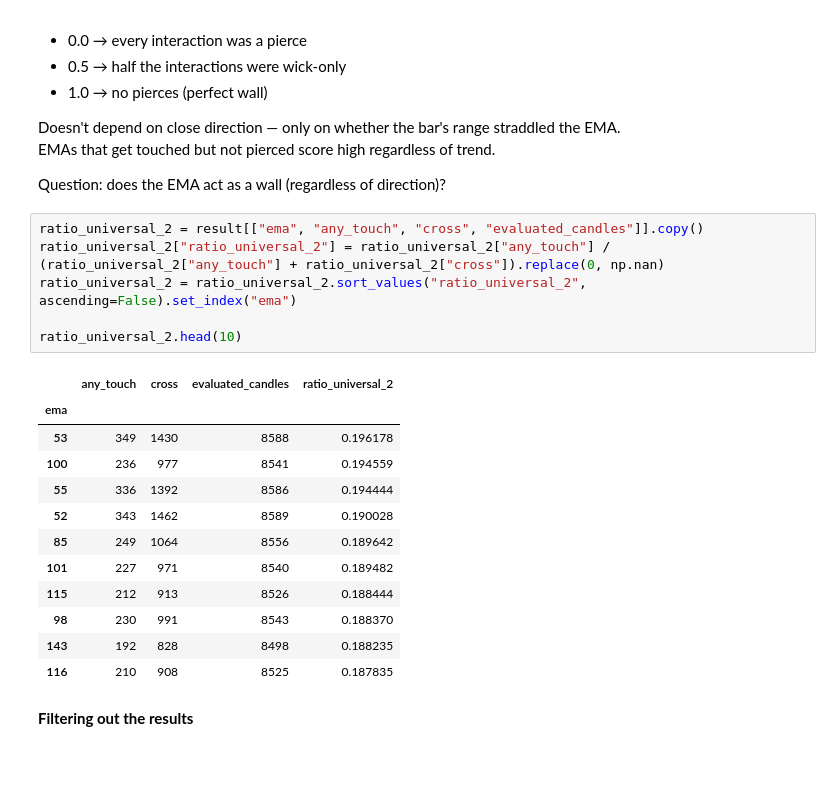
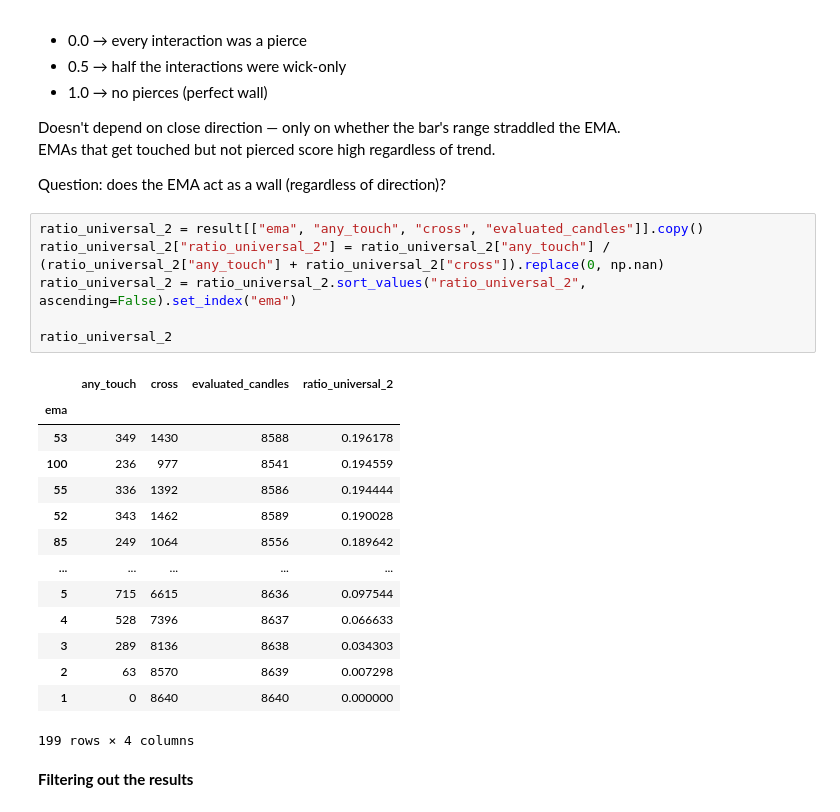
Before and after one commit to Galina-Makarchuk/ema_analysis, a Jupyter notebook: 2_ema_analysis.ipynb, the cells around one changed output. Cells and saved outputs as stored; diff of their text form; blank space fills up the shorter version.

```diff
--- a/2_ema_analysis.ipynb
+++ b/2_ema_analysis.ipynb
@@ -866,22 +949,24 @@ Question: does the EMA act as a wall (regardless of direction)?
 # %%
 ratio_universal_2 = result[["ema", "any_touch", "cross", "evaluated_candles"]].copy()
 ratio_universal_2["ratio_universal_2"] = ratio_universal_2["any_touch"] / (ratio_universal_2["any_touch"] + ratio_universal_2["cross"]).replace(0, np.nan)
 ratio_universal_2 = ratio_universal_2.sort_values("ratio_universal_2", ascending=False).set_index("ema")
 
-ratio_universal_2.head(10)
+ratio_universal_2
 # %% [output]
 |  | any_touch | cross | evaluated_candles | ratio_universal_2 |
 | ema |  |  |  |  |
 | 53 | 349 | 1430 | 8588 | 0.196178 |
 | 100 | 236 | 977 | 8541 | 0.194559 |
 | 55 | 336 | 1392 | 8586 | 0.194444 |
 | 52 | 343 | 1462 | 8589 | 0.190028 |
 | 85 | 249 | 1064 | 8556 | 0.189642 |
-| 101 | 227 | 971 | 8540 | 0.189482 |
-| 115 | 212 | 913 | 8526 | 0.188444 |
-| 98 | 230 | 991 | 8543 | 0.188370 |
-| 143 | 192 | 828 | 8498 | 0.188235 |
-| 116 | 210 | 908 | 8525 | 0.187835 |
+| ... | ... | ... | ... | ... |
+| 5 | 715 | 6615 | 8636 | 0.097544 |
+| 4 | 528 | 7396 | 8637 | 0.066633 |
+| 3 | 289 | 8136 | 8638 | 0.034303 |
+| 2 | 63 | 8570 | 8639 | 0.007298 |
+| 1 | 0 | 8640 | 8640 | 0.000000 |
+199 rows × 4 columns
 # %% [markdown]
 __Filtering out the results__
 # %%
```
Also changed, not shown: parts of 12 cells of this notebook, 4 other files.
